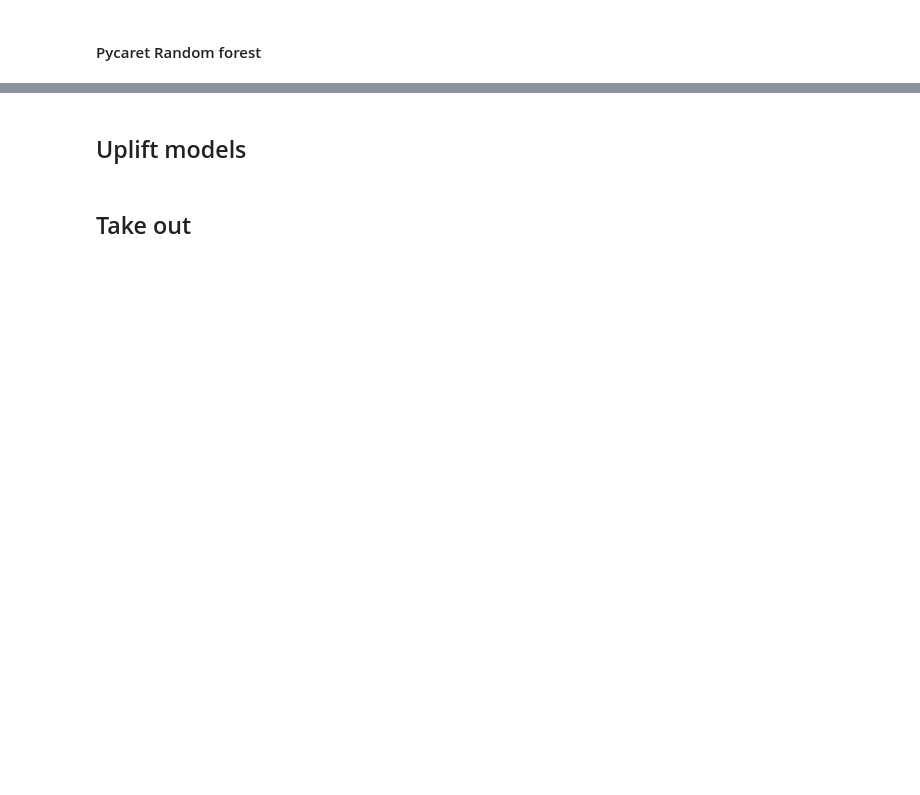
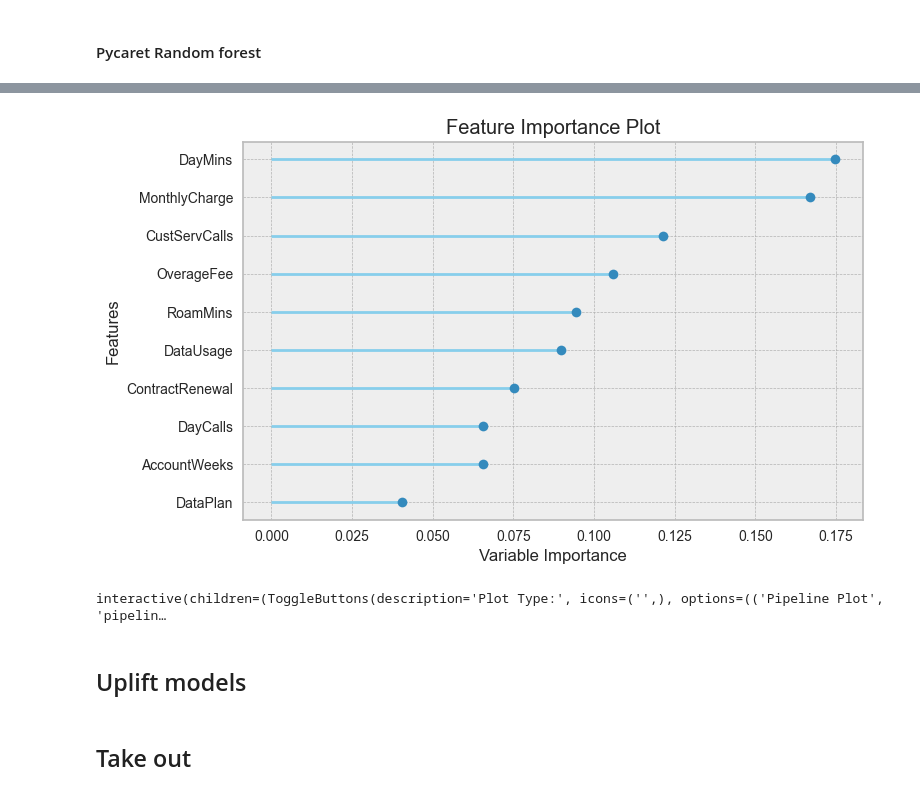
Before and after one commit to CarJung/Churn_exploration, a Jupyter notebook: Report.ipynb, the cells around one changed output, grey strips where cells are left out. Saved outputs shown, nothing was run; the diff lists cells and outputs as text; code cells hidden in the pictures; blank space fills up the shorter version.

```diff
--- a/Report.ipynb
+++ b/Report.ipynb
@@ -338,0 +377,2 @@ I have used inbuilt Xgboost features importance and Shap values to understand wh
+# %%
+best = compare_models(n_select=3) # compare all models
@@ -338,0 +398,5 @@ I have used inbuilt Xgboost features importance and Shap values to understand wh
+# %%
+rf = best[0] # chosing random forest
+# %%
+plot_model(rf, plot = 'feature') # feature importance
+# %% [output]
@@ -338,0 +404 @@ I have used inbuilt Xgboost features importance and Shap values to understand wh
+[figure, added]
@@ -339,3 +408,7 @@ I have used inbuilt Xgboost features importance and Shap values to understand wh
+# %%
+pycaret.classification.evaluate_model(rf)
+# %% [output]
+interactive(children=(ToggleButtons(description='Plot Type:', icons=('',), options=(('Pipeline Plot', 'pipelin…
 # %% [markdown]
 ## Uplift models
 # %% [markdown]
```
Also changed, not shown: parts of 12 cells of this notebook, 1 other file.
